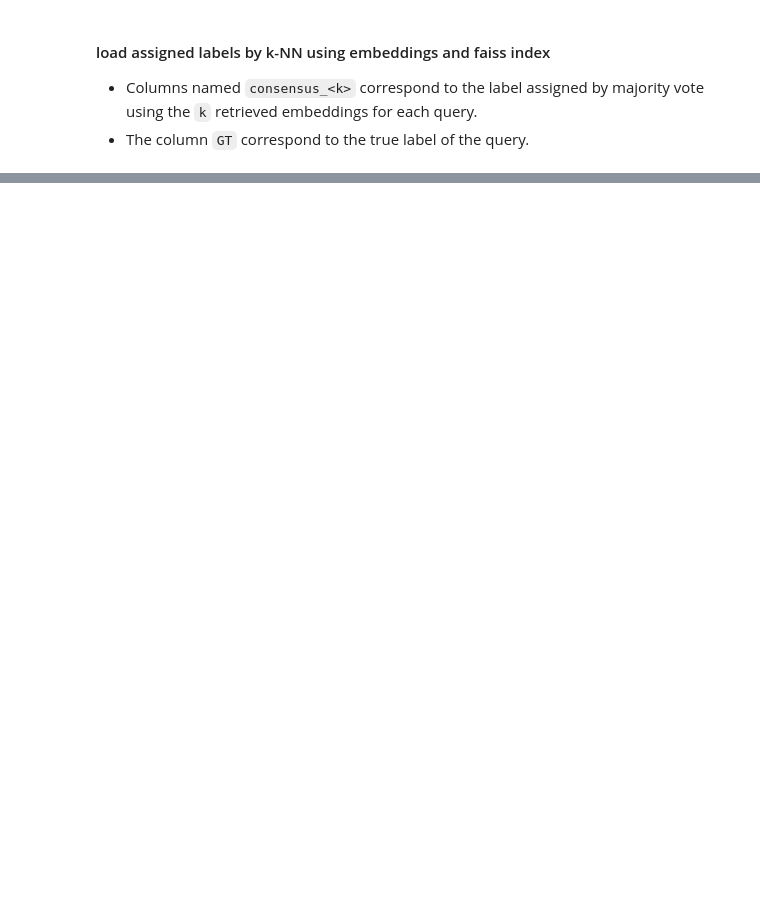
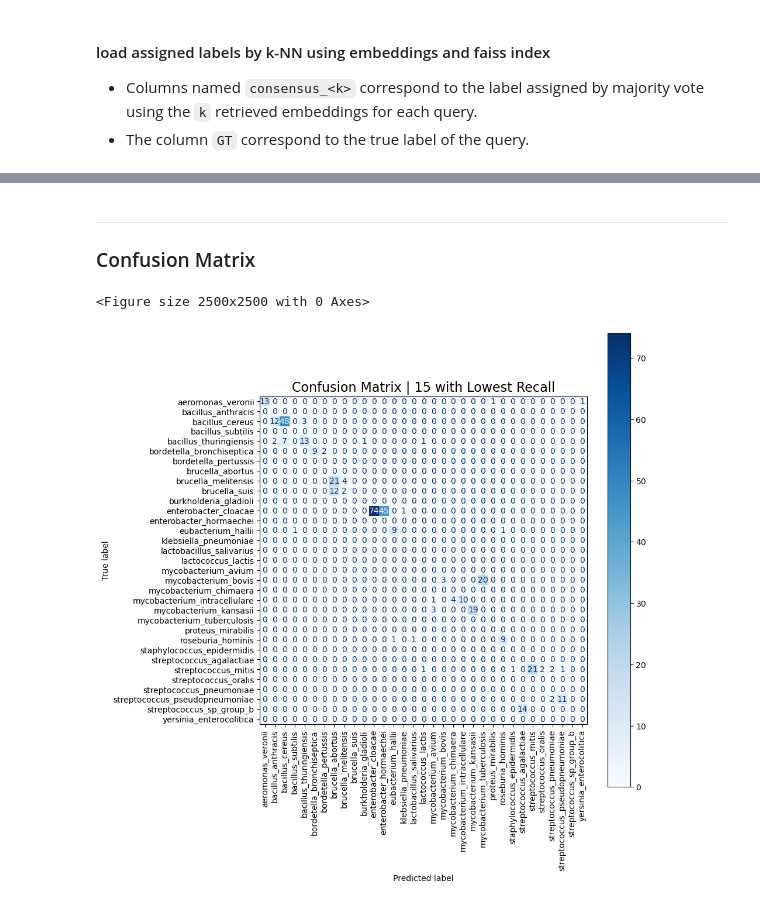
Before and after one commit to pg-space/panspace, a Jupyter notebook: notebooks/test_index.ipynb, the cells around one changed output, grey strips where cells are left out. Cells and saved outputs as stored; diff of their text form; code cells hidden in the pictures; blank space fills up the shorter version.

```diff
--- a/notebooks/test_index.ipynb
+++ b/notebooks/test_index.ipynb
@@ -115,0 +120,38 @@ df[df.GT == "vibrio_shilonii"]
+# %% [markdown]
+___
+
+### Confusion Matrix
+# %%
+from sklearn.metrics import ConfusionMatrixDisplay, confusion_matrix
+import matplotlib.pyplot as plt
+N_SAMPLES=15
+# %%
+
+labels_to_plot = df_metrics.sort_values(by="recall")["label"].tolist()[:N_SAMPLES]
+filter_df = df.query(f"GT in {(labels_to_plot)}")
+
+y_true = filter_df.GT.tolist()
+y_pred = filter_df.consensus_10.tolist()
+
+labels = list(set(y_true+y_pred))
+# labels = list(set(y_true))
+labels.sort()
+fig = plt.figure(figsize=(25,25))
+cm = confusion_matrix(y_true, y_pred, labels=labels)
+disp=ConfusionMatrixDisplay(cm, display_labels=labels,)
+
+disp.plot( cmap=plt.cm.Blues)
+fig = disp.ax_.get_figure()
+fig.set_figwidth(10)
+fig.set_figheight(10)
+disp.ax_.set_title(f"Confusion Matrix | {N_SAMPLES} with Lowest Recall", fontsize=16, fontweight="medium")
+plt.xticks(rotation='vertical')
+
+PATH_SAVE=Path("../plots/6mers/metrics/confusion_matrix_lowest_recall.png")
+PATH_SAVE.parent.mkdir(exist_ok=True, parents=True)
+
+plt.tight_layout()
+plt.savefig(PATH_SAVE,dpi=300)
+# %% [output]
+<Figure size 2500x2500 with 0 Axes>
+[figure, added]
```
Also changed, not shown: parts of 18 cells of this notebook, 8 other files.
